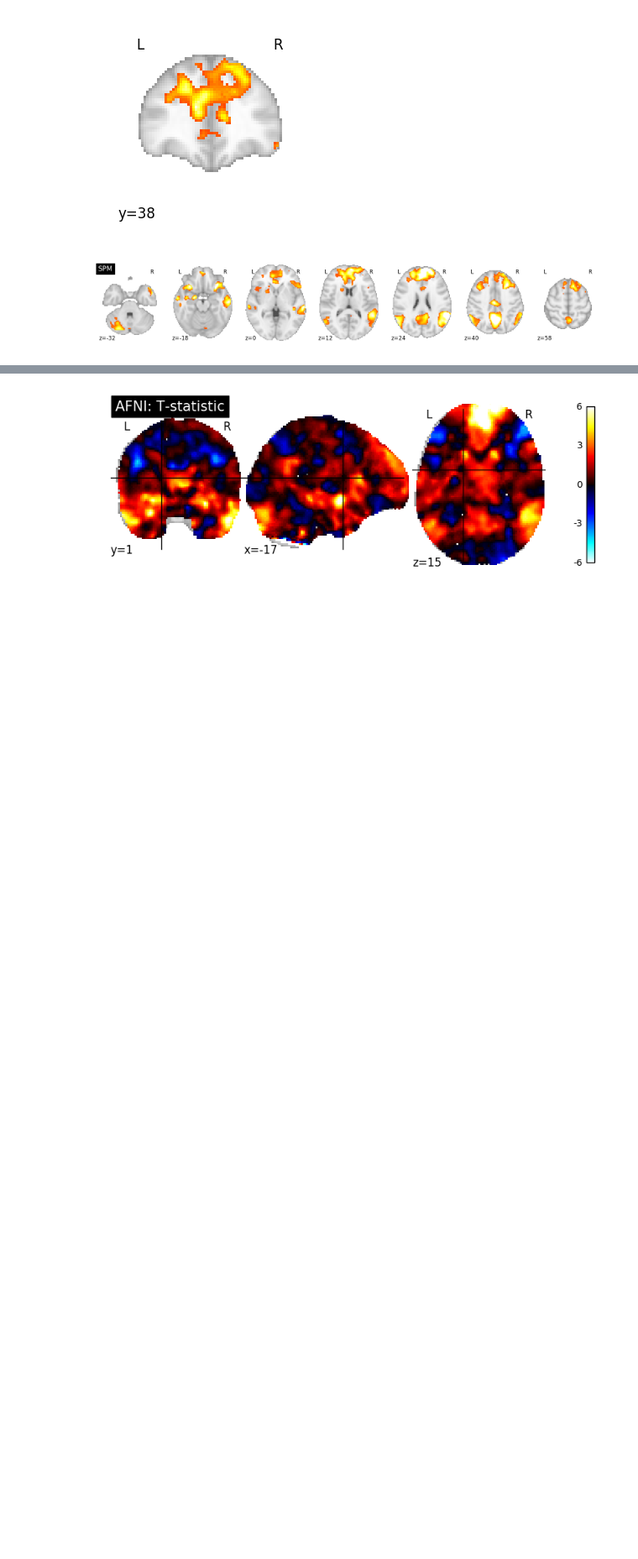
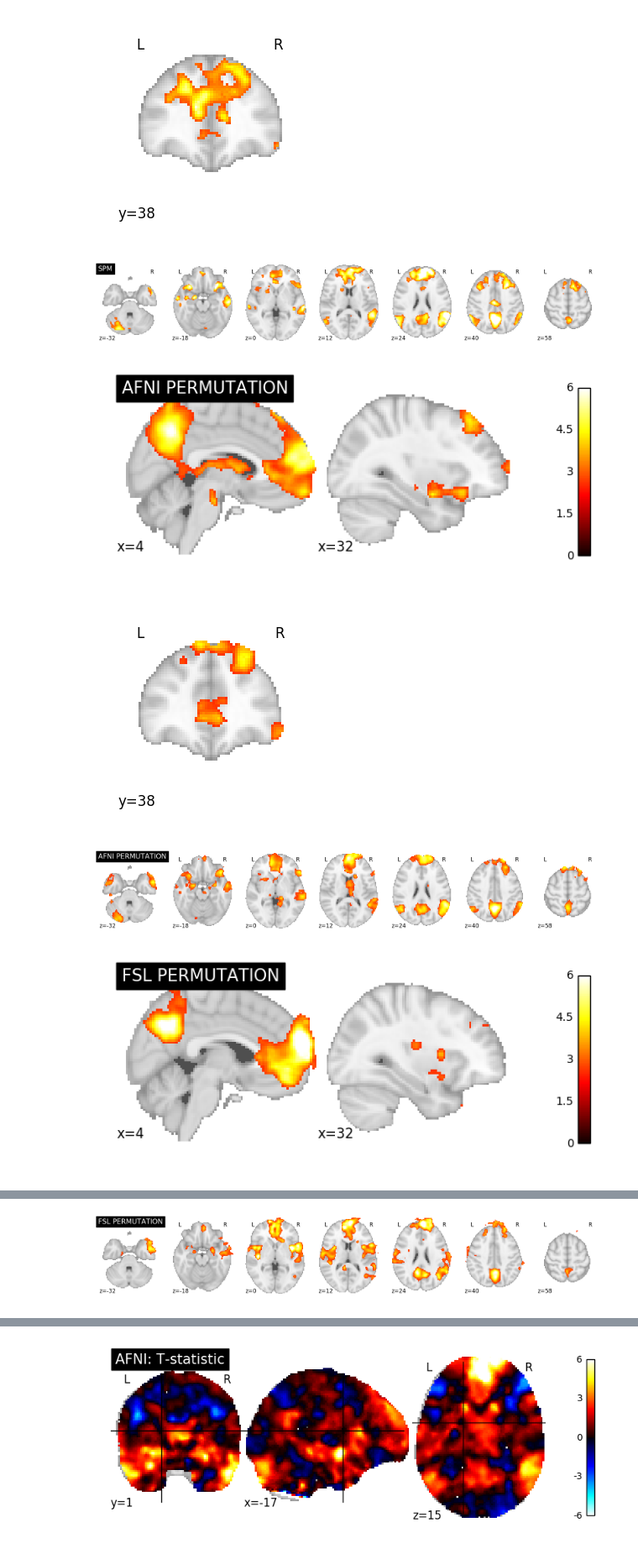
Before and after one commit to NISOx-BDI/Software_Comparison, a Jupyter notebook: ds109_notebook.ipynb, the cells around one changed output, grey strips where cells are left out. Shown at 84% size. Cells and saved outputs as stored; diff of their text form; code cells hidden in the pictures; blank space fills up the shorter version.

Commit message:
started to work permutations into notebooks and modified euler chars for permutations

```diff
--- a/ds109_notebook.ipynb
+++ b/ds109_notebook.ipynb
@@ -263,17 +265,20 @@ spm_euler_chars = pd.read_csv('./input/' + study + '/spm_euler_chars.csv', useco
 euler_chars = pd.concat([afni_euler_chars, fsl_euler_chars, spm_euler_chars], axis=1)
 
 # Permutation Test images
-afni_perm_exc_set_file = './input/' + study + '/afni_perm_exc_set_pos.nii.gz'
-afni_perm_stat_file = './input/' + study + '/afni_perm_stat.nii.gz'
-fsl_perm_exc_set_file = './input/' + study + '/fsl_perm_exc_set.nii.gz'
-fsl_perm_stat_file = './input/' + study + '/fsl_perm_stat.nii.gz'
-spm_perm_exc_set_file = './input/' + study + '/spm_perm_exc_set.nii.gz'
-spm_perm_stat_file = './input/' + study + '/spm_perm_stat.nii.gz'
+afni_perm = './input/' + study + '/afni_perm.nii.gz'
+afni_perm_pos_exc = './input/' + study + '/afni_perm_exc_set_pos.nii.gz'
+afni_perm_mask = './input/' + study + '/afni_mask_perm.nii.gz'
+fsl_perm = './input/' + study + '/fsl_perm.nii.gz'
+fsl_perm_pos_exc = './input/' + study + '/fsl_perm_exc_set_pos.nii.gz'
+fsl_perm_neg_exc = './input/' + study + '/fsl_perm_exc_set_neg.nii.gz'
+spm_perm = './input/' + study + '/spm_perm.nii.gz'
+spm_perm_pos_exc = './input/' + study + '/spm_perm_exc_set_pos.nii.gz'
+
 
 perm_exc_sets = dict()
-perm_exc_sets["spm"] = (spm_mask_file, (spm_exc_set_file, spm_exc_set_file_neg), spm_stat_file)
-exc_sets["fsl"] = (fsl_mask_file, (fsl_exc_set_file, fsl_exc_set_file_neg), fsl_stat_file)
-exc_sets["afni"] = (afni_mask_file, (afni_exc_set_file, afni_exc_set_file_neg), afni_stat_file)
+perm_exc_sets["spm permutation"] = (spm_mask_file, spm_perm_pos_exc, spm_perm)
+perm_exc_sets["fsl permutation"] = (fsl_mask_file, (fsl_perm_pos_exc, fsl_perm_neg_exc), fsl_perm)
+perm_exc_sets["afni permutation"] = (afni_perm_mask, afni_perm_pos_exc, afni_perm)
 # %%
 from lib import plot_excursion_sets
 # Determine the scale of the activation colorbar
@@ -295,3 +300,12 @@ plot_excursion_sets.plot_excursion_sets(exc_sets, max_activation, x_coords, y_co
 [figure]
 [figure]
 [figure]
+# %%
+# Plot t-statistic images for permutation test inference results in each software
+reload(plot_excursion_sets)
+plot_excursion_sets.plot_excursion_sets(perm_exc_sets, max_activation, x_coords, y_coords, z_coords)
+# %% [output]
+[figure, added]
+[figure, added]
+[figure, added]
+[figure, added]
@@ -297,0 +313 @@ plot_excursion_sets.plot_excursion_sets(exc_sets, max_activation, x_coords, y_co
+[figure, added]
```
Also changed, not shown: parts of 4 cells of this notebook, 2 other files.
